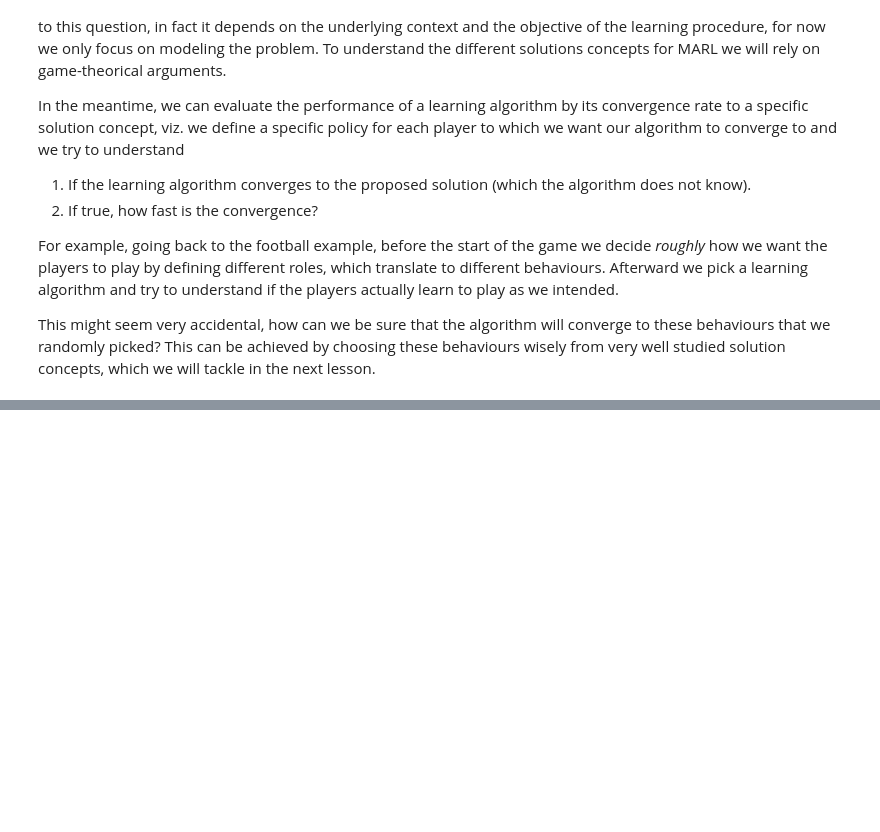
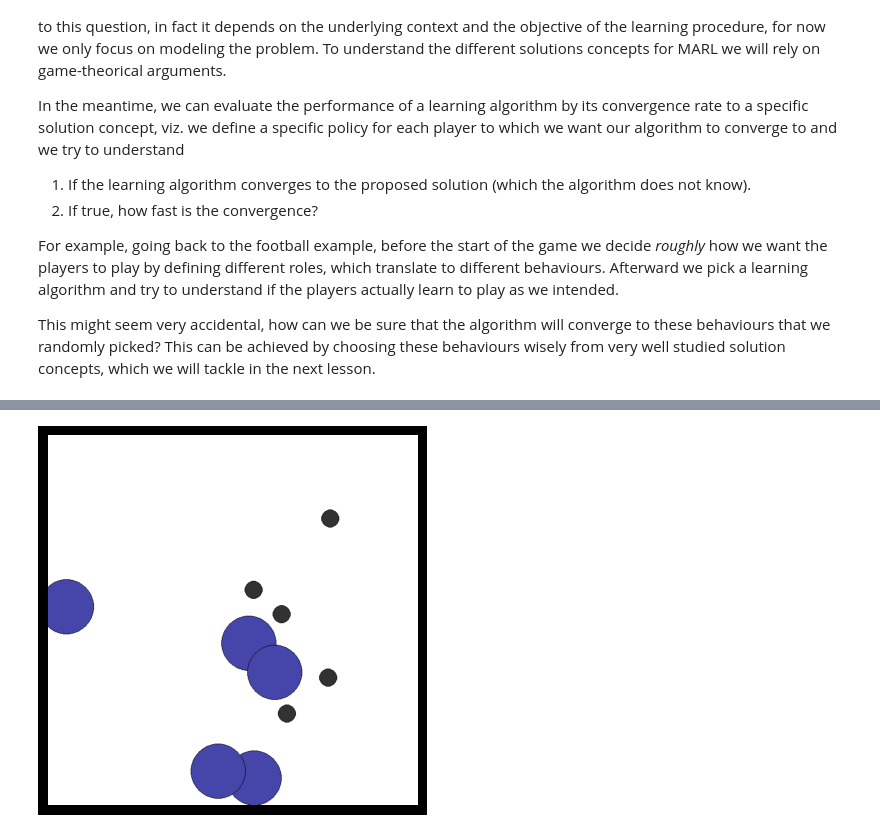
Before and after one commit to afflint/rlcoding, a Jupyter notebook: 2024-25/L7-multiagent-rl.ipynb, the cells around one changed output, grey strips where cells are left out. Cells and saved outputs as stored; diff of their text form; code cells hidden in the pictures; blank space fills up the shorter version.

```diff
--- a/2024-25/L7-multiagent-rl.ipynb
+++ b/2024-25/L7-multiagent-rl.ipynb
@@ -93,0 +98,20 @@ env.close()
+# %%
+from pettingzoo.mpe import simple_spread_v3
+
+env = simple_spread_v3.parallel_env(
+	N = 5,
+	max_cycles = 50,
+	continuous_actions = False,
+	render_mode = "rgb_array"
+)
+
+observations, _ = env.reset()
+
+while env.agents:
+	actions = {agent: env.action_space(agent).sample() for agent in env.agents}
+
+	visualize(env.render())
+	observations, rewards, terminations, truncations, _ = env.step(actions)
+env.close()
+# %% [output]
+[figure, added]
```
Also changed, not shown: parts of 14 cells of this notebook.
